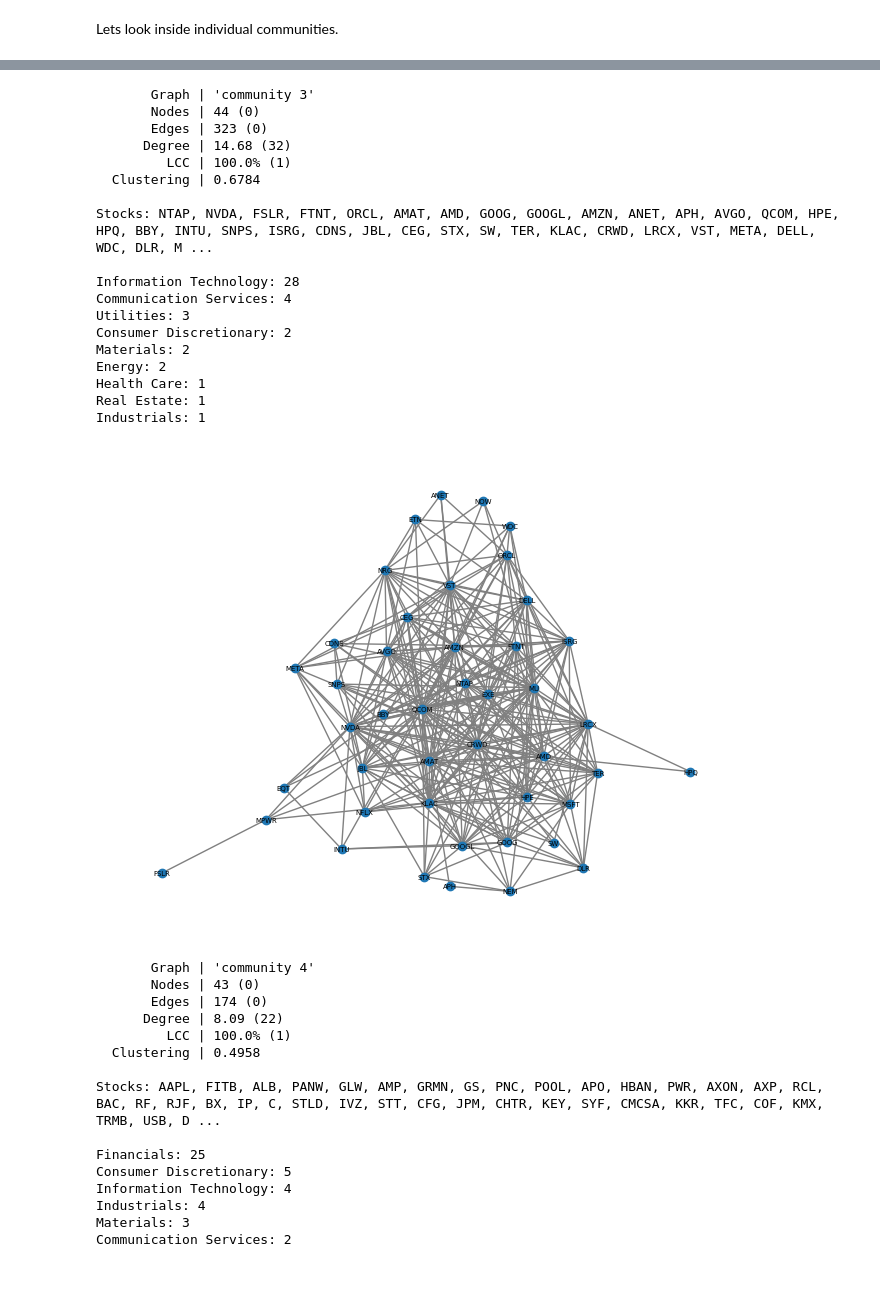
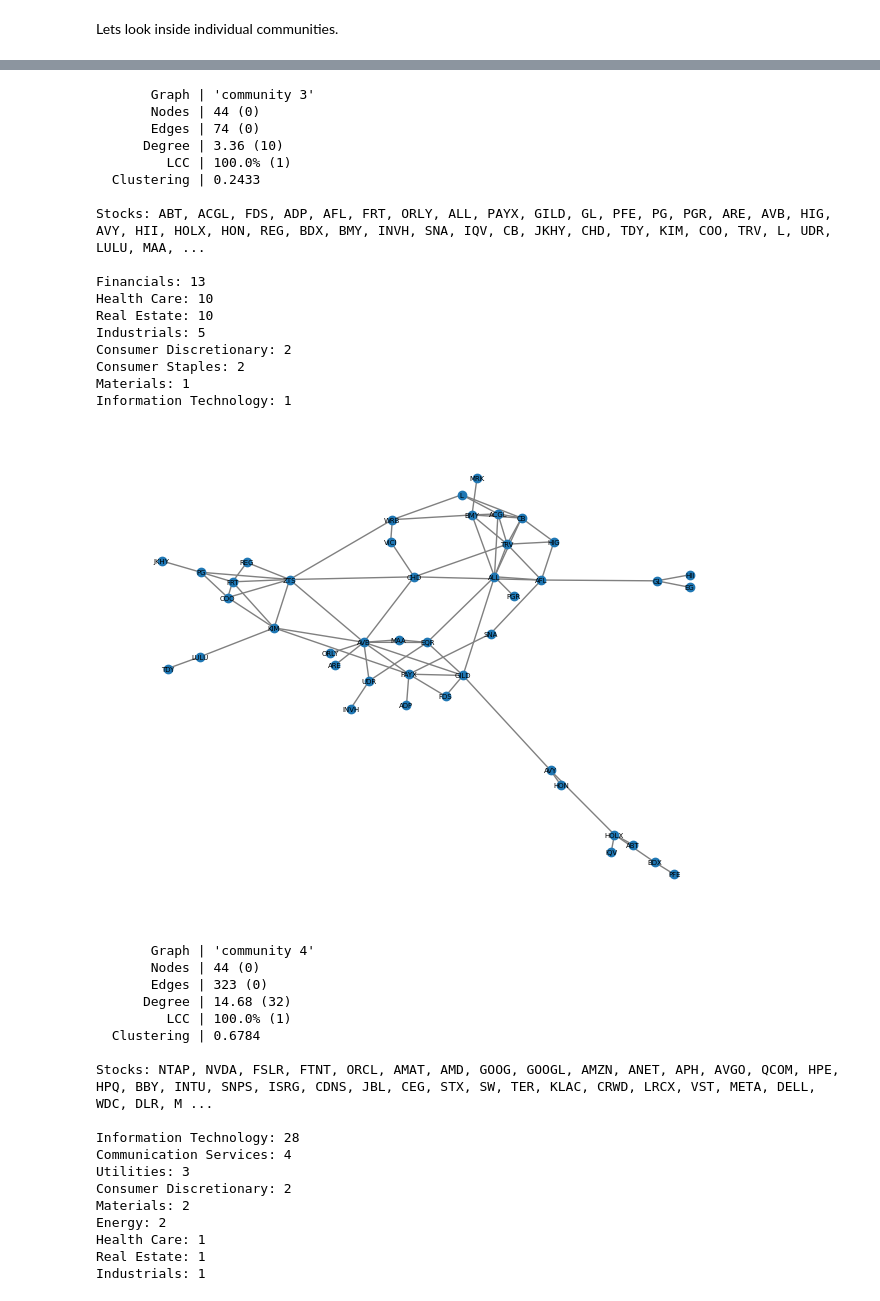
Before and after one commit to HSellis/INA-Project, a Jupyter notebook: community_detection.ipynb, the cells around one changed output, grey strips where cells are left out. Cells and saved outputs as stored; diff of their text form; code cells hidden in the pictures.

Commit message:
investigate communities with other algorithms too

```diff
--- a/community_detection.ipynb
+++ b/community_detection.ipynb
@@ -184,37 +184,45 @@ for i, community in enumerate(communities):
 # %% [markdown]
 Lets look inside individual communities.
 # %%
-def investigate_communities(G, communities, plot=True):
+def investigate_communities(G, communities, printout=True, plot=True):
     num_nodes = []
     most_common_sector_names = []
     most_common_sector_percentages = []
     for i, community in enumerate(communities):
         subgraph = nx.induced_subgraph(G, community)
         subgraph.name = f"community {i+1}"
-        info(subgraph)
-
-        subgraph_labels = [data["label"] for _, data in subgraph.nodes(data=True)]
-        print("Stocks:", ", ".join(subgraph_labels))
-        print()
 
         sectors_counts = defaultdict(int)
         for _, data in subgraph.nodes(data=True):
             sectors_counts[data["sector"]] += 1
         sectors_counts_sorted = sorted(sectors_counts.items(), key=lambda item: item[1], reverse=True)
-        for sector, count in sectors_counts_sorted:
-            print(f"{sector}: {count}")
-        print()
 
         num_nodes.append(len(community))
         most_common_sector_names.append(sectors_counts_sorted[0][0])
         ratio = sectors_counts_sorted[0][1] / len(community)
         most_common_sector_percentages.append(round(ratio * 100, 1))
 
+        if printout:
+            info(subgraph)
+
+            subgraph_labels = [data["label"] for _, data in subgraph.nodes(data=True)]
+            print("Stocks:", ", ".join(subgraph_labels))
+            print()
+            for sector, count in sectors_counts_sorted:
+                print(f"{sector}: {count}")
+            print()
+
         if plot:
             plot_wiring_diagram(subgraph, nx.forceatlas2_layout(subgraph), save_file=False)
 
-    return num_nodes, most_common_sector_names, most_common_sector_percentages
+    results = pd.DataFrame({
+        "Number of stocks in community": num_nodes,
+        "Most common sector": most_common_sector_names,
+        "% of stocks in that sector": most_common_sector_percentages
+    })
+    results.index = [f"Community {i+1}" for i in range(len(communities))]
+    return results
 # %%
-num_nodes, sector_names, sector_percentages = investigate_communities(lcc, communities)
+results = investigate_communities(lcc, communities)
 # %% [output]
        Graph | 'community 1'
@@ -257,34 +265,36 @@ Real Estate: 1
        Graph | 'community 3'
        Nodes | 44 (0)
-       Edges | 323 (0)
-      Degree | 14.68 (32)
+       Edges | 74 (0)
+      Degree | 3.36 (10)
          LCC | 100.0% (1)
-  Clustering | 0.6784
+  Clustering | 0.2433
 
-Stocks: NTAP, NVDA, FSLR, FTNT, ORCL, AMAT, AMD, GOOG, GOOGL, AMZN, ANET, APH, AVGO, QCOM, HPE, HPQ, BBY, INTU, SNPS, ISRG, CDNS, JBL, CEG, STX, SW, TER, KLAC, CRWD, LRCX, VST, META, DELL, WDC, DLR, M ...
+Stocks: ABT, ACGL, FDS, ADP, AFL, FRT, ORLY, ALL, PAYX, GILD, GL, PFE, PG, PGR, ARE, AVB, HIG, AVY, HII, HOLX, HON, REG, BDX, BMY, INVH, SNA, IQV, CB, JKHY, CHD, TDY, KIM, COO, TRV, L, UDR, LULU, MAA, ...
 
-Information Technology: 28
-Communication Services: 4
-Utilities: 3
+Financials: 13
+Health Care: 10
+Real Estate: 10
+Industrials: 5
 Consumer Discretionary: 2
-Materials: 2
-Energy: 2
-Health Care: 1
-Real Estate: 1
-Industrials: 1
+Consumer Staples: 2
+Materials: 1
+Information Technology: 1
-[figure, old version]
+[figure, new version]
        Graph | 'community 4'
-       Nodes | 43 (0)
-       Edges | 174 (0)
-      Degree | 8.09 (22)
+       Nodes | 44 (0)
+       Edges | 323 (0)
+      Degree | 14.68 (32)
          LCC | 100.0% (1)
-  Clustering | 0.4958
+  Clustering | 0.6784
 
-Stocks: AAPL, FITB, ALB, PANW, GLW, AMP, GRMN, GS, PNC, POOL, APO, HBAN, PWR, AXON, AXP, RCL, BAC, RF, RJF, BX, IP, C, STLD, IVZ, STT, CFG, JPM, CHTR, KEY, SYF, CMCSA, KKR, TFC, COF, KMX, TRMB, USB, D ...
+Stocks: NTAP, NVDA, FSLR, FTNT, ORCL, AMAT, AMD, GOOG, GOOGL, AMZN, ANET, APH, AVGO, QCOM, HPE, HPQ, BBY, INTU, SNPS, ISRG, CDNS, JBL, CEG, STX, SW, TER, KLAC, CRWD, LRCX, VST, META, DELL, WDC, DLR, M ...
 
-Financials: 25
-Consumer Discretionary: 5
-Information Technology: 4
-Industrials: 4
-Materials: 3
-Communication Services: 2
+Information Technology: 28
+Communication Services: 4
+Utilities: 3
+Consumer Discretionary: 2
+Materials: 2
+Energy: 2
+Health Care: 1
+Real Estate: 1
+Industrials: 1
```
Also changed, not shown: parts of 12 cells of this notebook.
